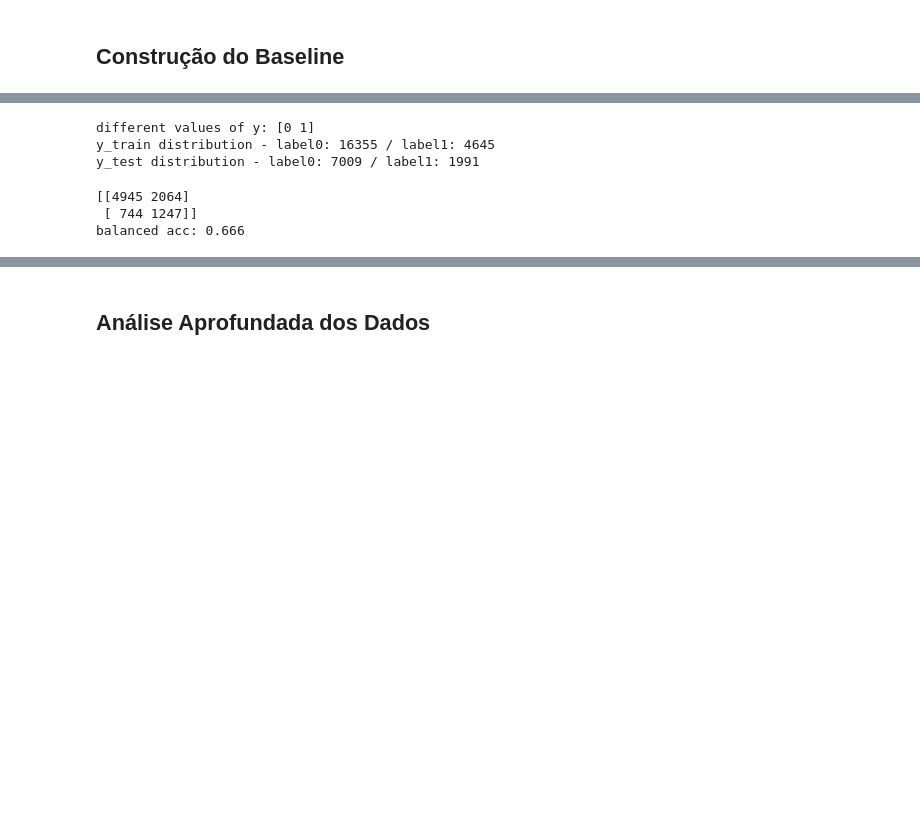
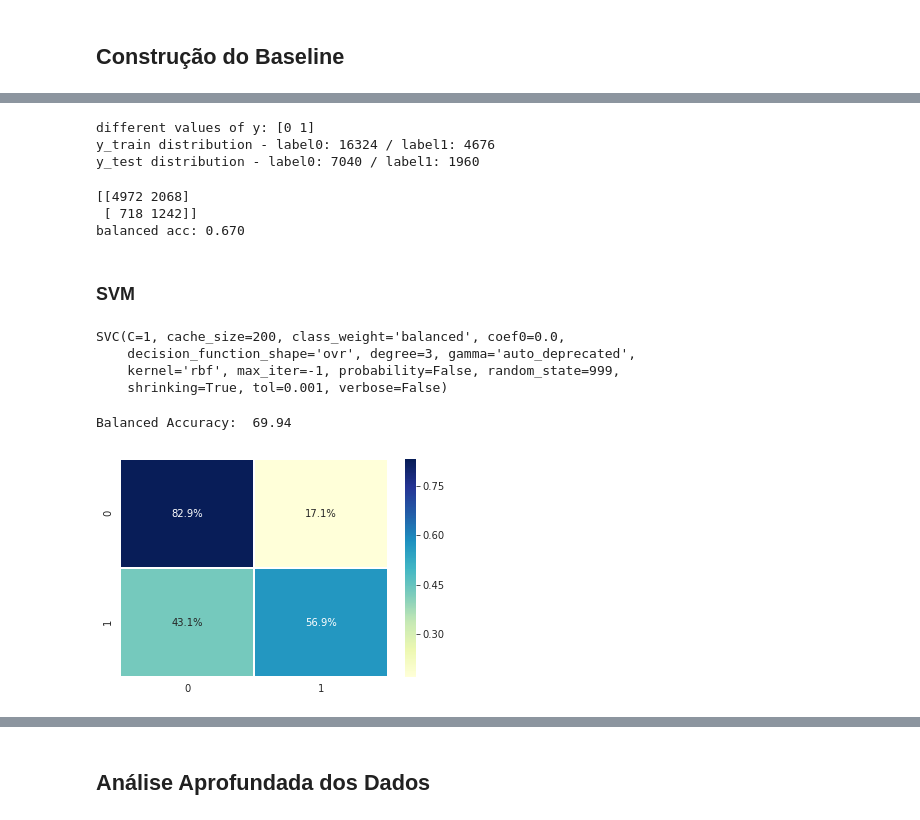
Before and after one commit to tmiessa/mdc-defaultcredit, a Jupyter notebook: mdc_defaultcredit.ipynb, the cells around one changed output, grey strips where cells are left out. Saved outputs shown, nothing was run; the diff lists cells and outputs as text; code cells hidden in the pictures; blank space fills up the shorter version.

```diff
--- a/mdc_defaultcredit.ipynb
+++ b/mdc_defaultcredit.ipynb
@@ -188,0 +229,7 @@ df['default.payment.next.month'].value_counts().plot(kind='bar');
+# %%
+x_train, x_test, y_train, y_test = train_test_split(df.iloc[:,:-1],df.iloc[:,-1], test_size=0.3, random_state=42 )
+
+scaler = StandardScaler()
+
+z_train = scaler.fit_transform(x_train)
+z_test = scaler.transform(x_test)
@@ -189,9 +238,9 @@ df['default.payment.next.month'].value_counts().plot(kind='bar');
 # %%
 ## split train and test set
-y = df['default.payment.next.month'].values
-x = df[['LIMIT_BAL', 'SEX', 'EDUCATION', 'MARRIAGE', 'AGE', 'PAY_0', 'PAY_2', 'PAY_3', 'PAY_4', 'PAY_5', 'PAY_6', 'BILL_AMT1', 'BILL_AMT2', 'BILL_AMT3', 'BILL_AMT4', 'BILL_AMT5', 'BILL_AMT6', 'PAY_AMT1', 'PAY_AMT2', 'PAY_AMT3', 'PAY_AMT4', 'PAY_AMT5', 'PAY_AMT6']].values
+y = df['DEFAULTED'].values
+x = df[['LIMIT_BAL', 'SEX', 'EDUCATION', 'MARRIAGE', 'AGE', 'PAY_1', 'PAY_2', 'PAY_3', 'PAY_4', 'PAY_5', 'PAY_6', 'BILL_AMT1', 'BILL_AMT2', 'BILL_AMT3', 'BILL_AMT4', 'BILL_AMT5', 'BILL_AMT6', 'PAY_AMT1', 'PAY_AMT2', 'PAY_AMT3', 'PAY_AMT4', 'PAY_AMT5', 'PAY_AMT6']].values
+#x_train, x_test, y_train, y_test = train_test_split(x, y, test_size=0.30, stratify=y, random_state=42)
 
-x_train, x_test, y_train, y_test = train_test_split(x, y, test_size=0.30, stratify=y, random_state=42)
 
 print('different values of y: %s' % np.unique(y))
 
@@ -199,8 +248,8 @@ print('y_train distribution - label0: %d / label1: %d' % (len(y_train)-sum(y_tra
 print('y_test distribution - label0: %d / label1: %d' % (len(y_test)-sum(y_test), sum(y_test)))
 # %% [output]
 different values of y: [0 1]
-y_train distribution - label0: 16355 / label1: 4645
-y_test distribution - label0: 7009 / label1: 1991
+y_train distribution - label0: 16324 / label1: 4676
+y_test distribution - label0: 7040 / label1: 1960
 # %%
 ## downsampling class 0
 #tmp_nopay = np.column_stack((x_train[y_train==0], y_train[y_train==0]))
@@ -213,12 +262,42 @@ y_test distribution - label0: 7009 / label1: 1991
 #y_train_resampled = tmp_downsampled[:,-1:]
 # %%
 ## logistic regression
-logreg = LogisticRegression(random_state=42, class_weight='balanced').fit(x_train, y_train)
-y_pred = logreg.predict(x_test)
+# logreg = LogisticRegression(random_state=42, class_weight='balanced').fit(x_train, y_train)
+# y_pred = logreg.predict(x_test)
+logreg = LogisticRegression(random_state=42, class_weight='balanced').fit(z_train, y_train)
+y_pred = logreg.predict(z_test)
 cm = confusion_matrix(y_test, y_pred)
 print(cm)
 print('balanced acc: %.3f' % balanced_accuracy_score(y_test, y_pred))
 # %% [output]
-[[4945 2064]
- [ 744 1247]]
-balanced acc: 0.666
+[[4972 2068]
+ [ 718 1242]]
+balanced acc: 0.670
+# %% [markdown]
+### SVM
+# %%
+# C foi alterado de 0.001 a 10, melhor valor foi 1 (que é o default)
+svm = SVC(kernel='rbf', C=1, class_weight='balanced', random_state=999)
+svm.fit(z_train, y_train)
+# %% [output]
+SVC(C=1, cache_size=200, class_weight='balanced', coef0=0.0,
+    decision_function_shape='ovr', degree=3, gamma='auto_deprecated',
+    kernel='rbf', max_iter=-1, probability=False, random_state=999,
+    shrinking=True, tol=0.001, verbose=False)
+# %%
+predictions = svm.predict(z_test)
+
+print('Balanced Accuracy: ', np.around(balanced_accuracy_score(y_test, predictions)*100, 2) )
+
+c = confusion_matrix(y_test, predictions)
+r = c / c.sum(axis=1)[:, np.newaxis]
+
+sns.set_style("whitegrid")
+plt.figure(figsize=(6, 4))
+# Matriz de Confusão:
+# 	Linhas: Real
+# 	Colunas: Predito
+sns.heatmap(r, linewidths=.5, cmap='YlGnBu', annot=True, fmt='.1%');
+# %% [output]
+Balanced Accuracy:  69.94
+[figure, added]
```
Also changed, not shown: parts of 19 cells of this notebook.
